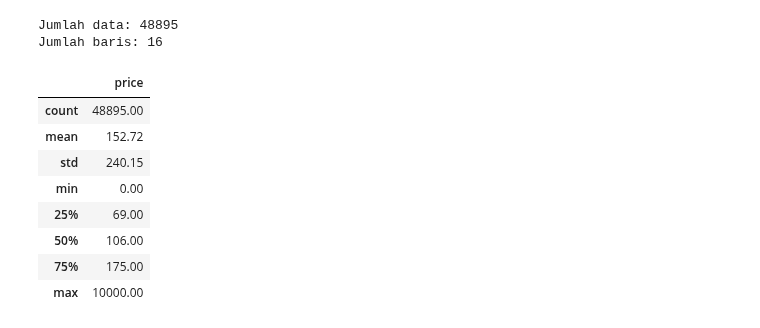
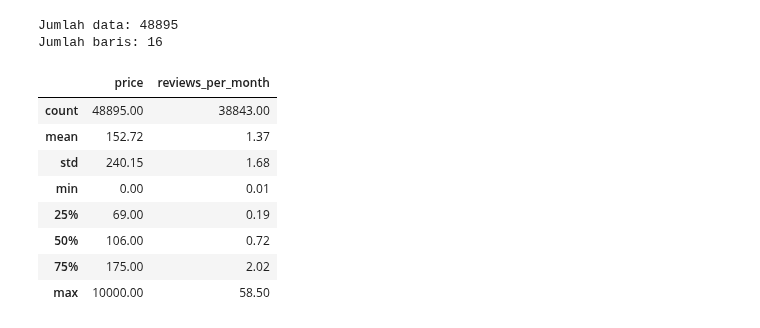
Before and after one commit to ImNotDanish05/2025_KC_TI-1A, a Jupyter notebook: Airbnb - UTS.ipynb, the cells around one changed output. Saved outputs shown, nothing was run; the diff lists cells and outputs as text; code cells hidden in the pictures.

```diff
--- a/Airbnb - UTS.ipynb
+++ b/Airbnb - UTS.ipynb
@@ -102,14 +103,14 @@ print(f"Jumlah baris: {y}")
 Jumlah data: 48895
 Jumlah baris: 16
 # %%
-df_airbnb[['price']].describe().round(2)
+df_airbnb[['price', 'reviews_per_month']].describe().round(2)
 # %% [output]
-|  | price |
-| count | 48895.00 |
-| mean | 152.72 |
-| std | 240.15 |
-| min | 0.00 |
-| 25% | 69.00 |
-| 50% | 106.00 |
-| 75% | 175.00 |
-| max | 10000.00 |
+|  | price | reviews_per_month |
+| count | 48895.00 | 38843.00 |
+| mean | 152.72 | 1.37 |
+| std | 240.15 | 1.68 |
+| min | 0.00 | 0.01 |
+| 25% | 69.00 | 0.19 |
+| 50% | 106.00 | 0.72 |
+| 75% | 175.00 | 2.02 |
+| max | 10000.00 | 58.50 |
```
Also changed, not shown: parts of 3 cells of this notebook.
